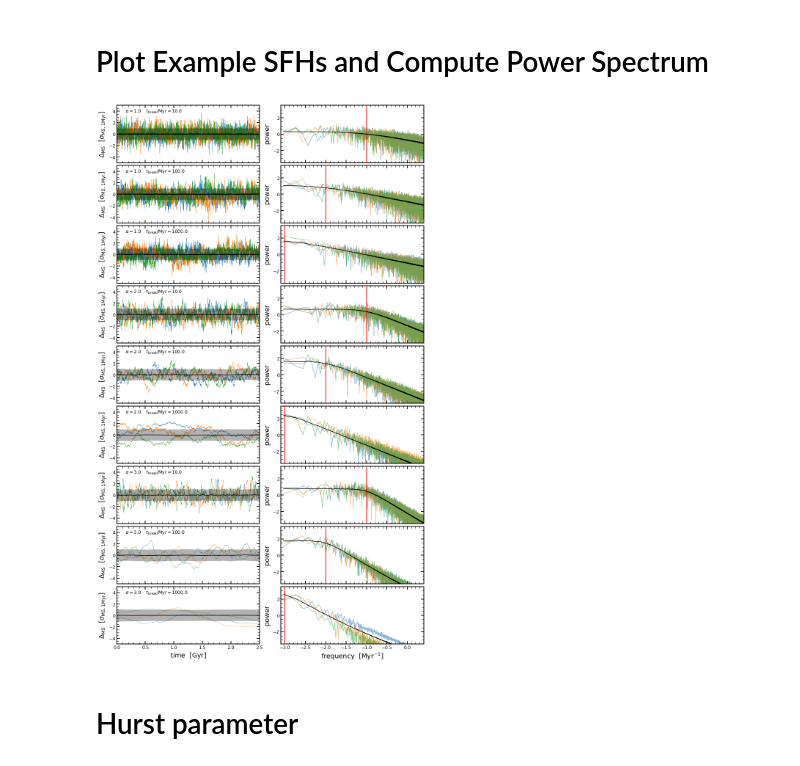
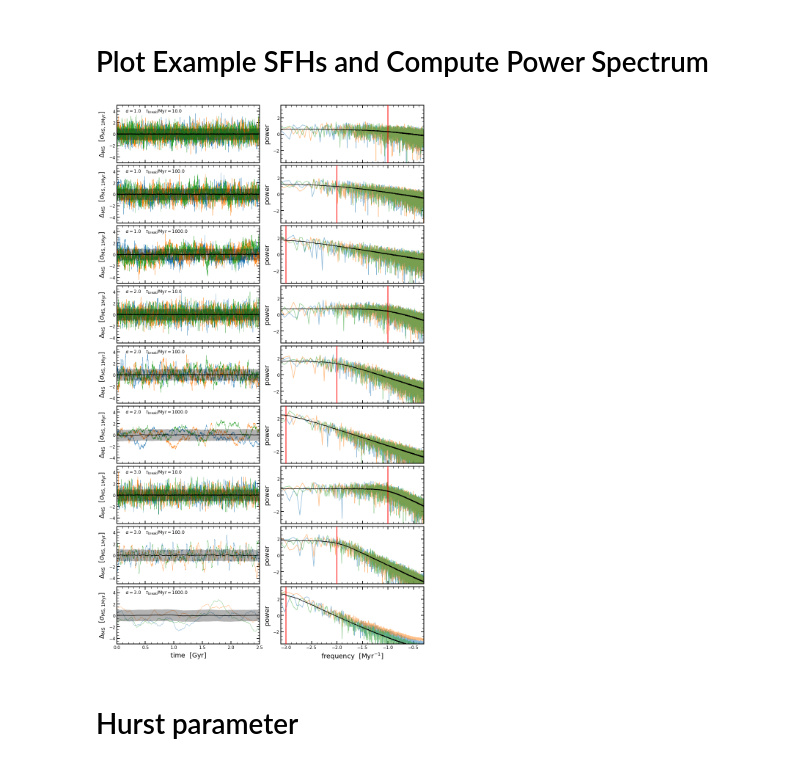
Before and after one commit to stacchella/variability_SFHs, a Jupyter notebook: notebooks/PSD_Analysis.ipynb, the cells around one changed output. Drawn from its saved outputs; the diff is of its cells as text; code cells hidden in the pictures.

```diff
--- a/notebooks/PSD_Analysis.ipynb
+++ b/notebooks/PSD_Analysis.ipynb
@@ -24,7 +24,7 @@ path_figures = '/Users/sandrotacchella/ASTRO/SFH_Variability/variability_SFHs/fi
 # %%
 # read in files
 
-dict_data, list_alpha, list_tau = toolbox_variability.read_in_files(path_data + 'SFH_*.hdf5', mode='r')
+dict_data, list_alpha, list_tau = toolbox_variability.read_in_files(path_data + 'SFH*.hdf5', mode='r')
 # %%
 # create unique list
 
@@ -170,44 +170,44 @@ for ii in slope_plot:
         ax2.plot(np.log10(f_all), P50_all, '-', alpha=1.0, color='black', rasterized=True, zorder=10)
 
         ax1.plot(dict_data[ii][jj]['SFH/time'][:], dict_data[ii][jj]['SFH/SFR'][:][idx_gal1], '-', alpha=1.0, lw=0.5, rasterized=True)
-        f, Pxx_den = signal.periodogram(dict_data[ii][jj]['SFH/SFR'][:][idx_gal1], fs=2.0*np.pi)
+        f, Pxx_den = signal.periodogram(dict_data[ii][jj]['SFH/SFR'][:][idx_gal1], fs=1.0)
         ax2.plot(np.log10(f[1:-1]), np.log10(Pxx_den[1:-1]), '-', alpha=0.5, rasterized=True)
 
         ax1.plot(dict_data[ii][jj]['SFH/time'][:], dict_data[ii][jj]['SFH/SFR'][:][idx_gal2], '-', alpha=1.0, lw=0.5, rasterized=True)
-        f, Pxx_den = signal.periodogram(dict_data[ii][jj]['SFH/SFR'][:][idx_gal2], fs=2.0*np.pi)
+        f, Pxx_den = signal.periodogram(dict_data[ii][jj]['SFH/SFR'][:][idx_gal2], fs=1.0)
         ax2.plot(np.log10(f[1:-1]), np.log10(Pxx_den[1:-1]), '-', alpha=0.5, rasterized=True)
 
         ax1.plot(dict_data[ii][jj]['SFH/time'][:], dict_data[ii][jj]['SFH/SFR'][:][idx_gal3], '-', alpha=1.0, lw=0.5, rasterized=True)
-        f, Pxx_den = signal.periodogram(dict_data[ii][jj]['SFH/SFR'][:][idx_gal3], fs=2.0*np.pi)
+        f, Pxx_den = signal.periodogram(dict_data[ii][jj]['SFH/SFR'][:][idx_gal3], fs=1.0)
         ax2.plot(np.log10(f[1:-1]), np.log10(Pxx_den[1:-1]), '-', alpha=0.5, rasterized=True)
 
         ax1.text(0.15, 3.8, r'$\alpha=%.1f$' % ii, fontsize=12)
         ax1.text(0.5, 3.8, r'$\tau_{\rm break}/\mathrm{Myr}=%.1f$' % jj, fontsize=12)
 
         ax1.set_xlim([0.0, 2.5])
         ax1.set_ylim([-5.0, 5.0])
-        ax2.set_xlim([-3.1, 0.4])
+        ax2.set_xlim([-3.1, -0.3])
         ax2.set_ylim([-3.5, 3.5])
 
 
         if (counter == len(slope_plot)*len(tau_plot)-1):
             ax1.set_xlabel(r'$\mathrm{time}\/\/\/\/[\mathrm{Gyr}]$', fontsize=18)
             ax2.set_xlabel(r'$\mathrm{frequency}\/\/\/\/[\mathrm{Myr}^{-1}]$', fontsize=18)
         else:
             ax1.set_xlabel('', fontsize=18)
             ax2.set_xlabel('', fontsize=18)
             ax1.xaxis.set_ticklabels([])
             ax2.xaxis.set_ticklabels([])
         ax1.set_ylabel(r'$\Delta_{\rm MS}\/\/\/\/[\sigma_{\rm MS,1\mathrm{Myr}}]$', fontsize=18)
         ax2.set_ylabel(r'$\mathrm{power}$', fontsize=18)
         #ax.set_title(list_sample_SFHs_str[ii_SFH], fontsize=20)
         counter += 1
 
 plt.subplots_adjust(hspace=0.05, wspace=0.15)
 plt.savefig(path_figures + 'Example_SFHs_withPSD.pdf', bbox_inches='tight')
 plt.show()
 # %% [output]
-[figure, old version]
+[figure, new version]
 # %% [markdown]
 # Hurst parameter
 # %% [markdown]
```
Also changed, not shown: parts of 15 cells of this notebook, 12 other files.
